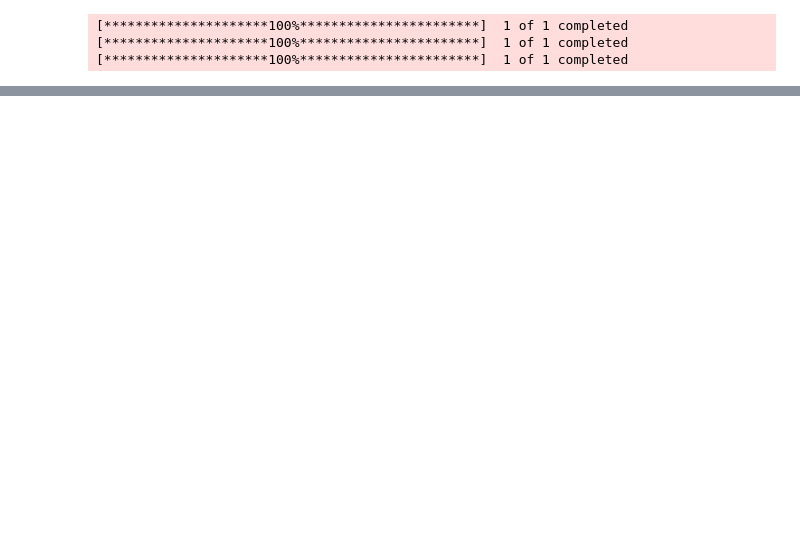
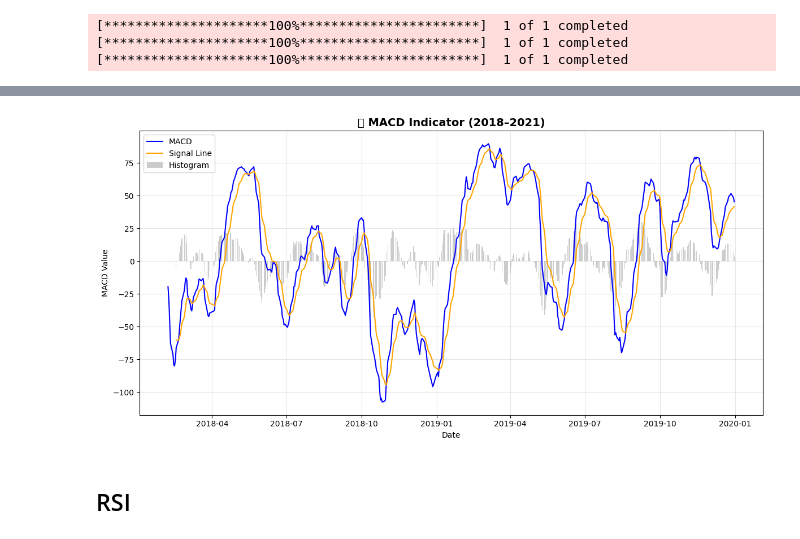
Before and after one commit to emilesgt/Machine-Learning-A4, a Jupyter notebook: projet_ml.ipynb, the cells around one changed output, grey strips where cells are left out. Drawn from its saved outputs; the diff is of its cells as text; code cells hidden in the pictures; blank space fills up the shorter version.

Commit message:
ajout du RSI et MACD

```diff
--- a/projet_ml.ipynb
+++ b/projet_ml.ipynb
@@ -47,0 +90,24 @@ for name, symbol in tickers.items():
+# %%
+def compute_macd(df, close_col="Close", fast=12, slow=26, signal=9):
+
+    if close_col not in df.columns:
+        raise ValueError(f"Colonne '{close_col}' introuvable dans df.columns={list(df.columns)}")
+
+    ema_fast = df[close_col].ewm(span=fast, adjust=False, min_periods=fast).mean()
+    ema_slow = df[close_col].ewm(span=slow, adjust=False, min_periods=slow).mean()
+
+    macd = ema_fast - ema_slow
+    signal_line = macd.ewm(span=signal, adjust=False, min_periods=signal).mean()
+    hist = macd - signal_line
+
+    out = df.copy()
+    out["MACD"] = macd
+    out["MACD_signal"] = signal_line
+    out["MACD_hist"] = hist
+    return out
+
+
+data_macd = compute_macd(data, close_col="Close")
+
+# Aperçu
+print(data_macd[["Close","MACD","MACD_signal","MACD_hist"]].tail())
@@ -47,0 +123,23 @@ for name, symbol in tickers.items():
+# %%
+import matplotlib.pyplot as plt
+
+data_macd_filtered = data_macd.loc["2018-01-01":"2020-01-01"]
+
+plt.figure(figsize=(12, 6))
+
+plt.plot(data_macd_filtered.index, data_macd_filtered["MACD"], label="MACD", color="blue", linewidth=1.5)
+plt.plot(data_macd_filtered.index, data_macd_filtered["MACD_signal"], label="Signal Line", color="orange", linewidth=1.5)
+
+plt.bar(data_macd_filtered.index, data_macd_filtered["MACD_hist"], label="Histogram", color="gray", alpha=0.4)
+
+plt.title("📊 MACD Indicator (2018–2021)", fontsize=14, fontweight='bold')
+plt.xlabel("Date")
+plt.ylabel("MACD Value")
+plt.legend(loc="upper left")
+plt.grid(alpha=0.3)
+plt.tight_layout()
+plt.show()
+# %% [output]
+[figure, added]
+# %% [markdown]
+## RSI
```
Also changed, not shown: parts of 18 cells of this notebook.
